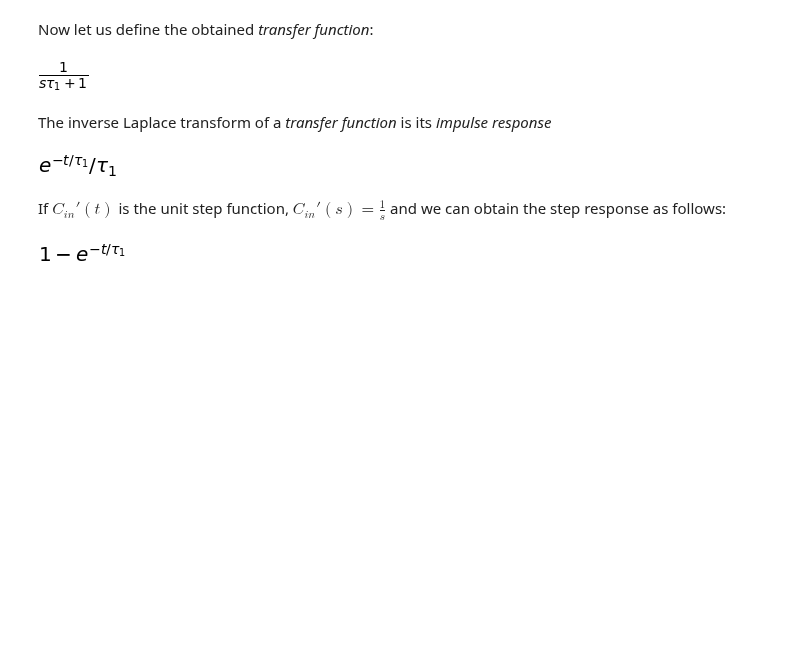
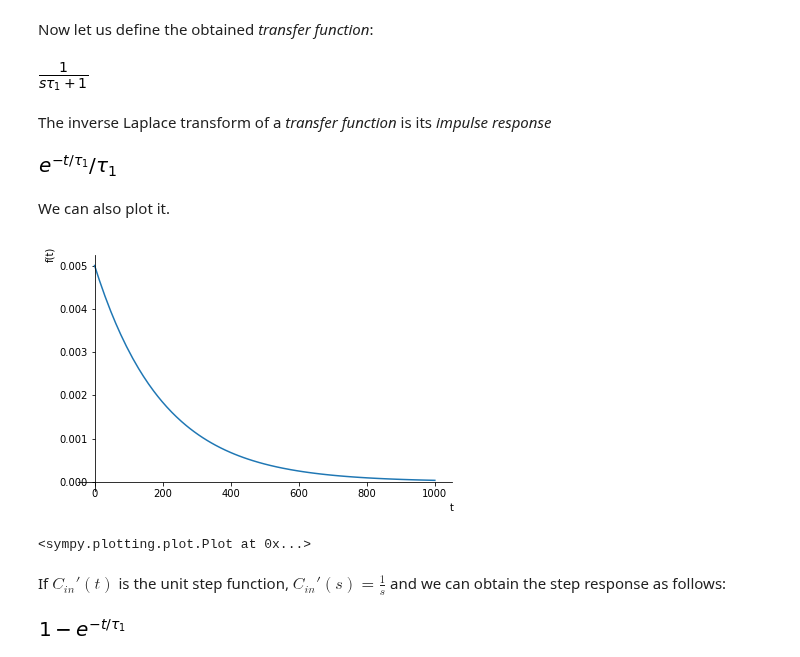
Before and after one commit to gmxavier/FAT0413150, a Jupyter notebook: notebooks/04.01-Two-Transient-Model-Examples.ipynb, the cells around one changed output. Cells and saved outputs as stored; diff of their text form; code cells hidden in the pictures; blank space fills up the shorter version.

```diff
--- a/notebooks/04.01-Two-Transient-Model-Examples.ipynb
+++ b/notebooks/04.01-Two-Transient-Model-Examples.ipynb
@@ -80,6 +80,13 @@ impulseresponse = invL(G)
 impulseresponse
 # %% [output]
 [figure]
+# %% [markdown]
+We can also plot it.
+# %%
+plot(impulseresponse.subs(tau1, V1/Q), (t, 0 ,1000))
+# %% [output]
+[figure, added]
+<sympy.plotting.plot.Plot at 0x...>
 # %% [markdown]
 If $C_{in}'(t)$ is the unit step function, $C_{in}'(s)=\frac{1}{s}$ and we can obtain the step response as follows:
 # %%
```
Also changed, not shown: parts of 3 cells of this notebook.
